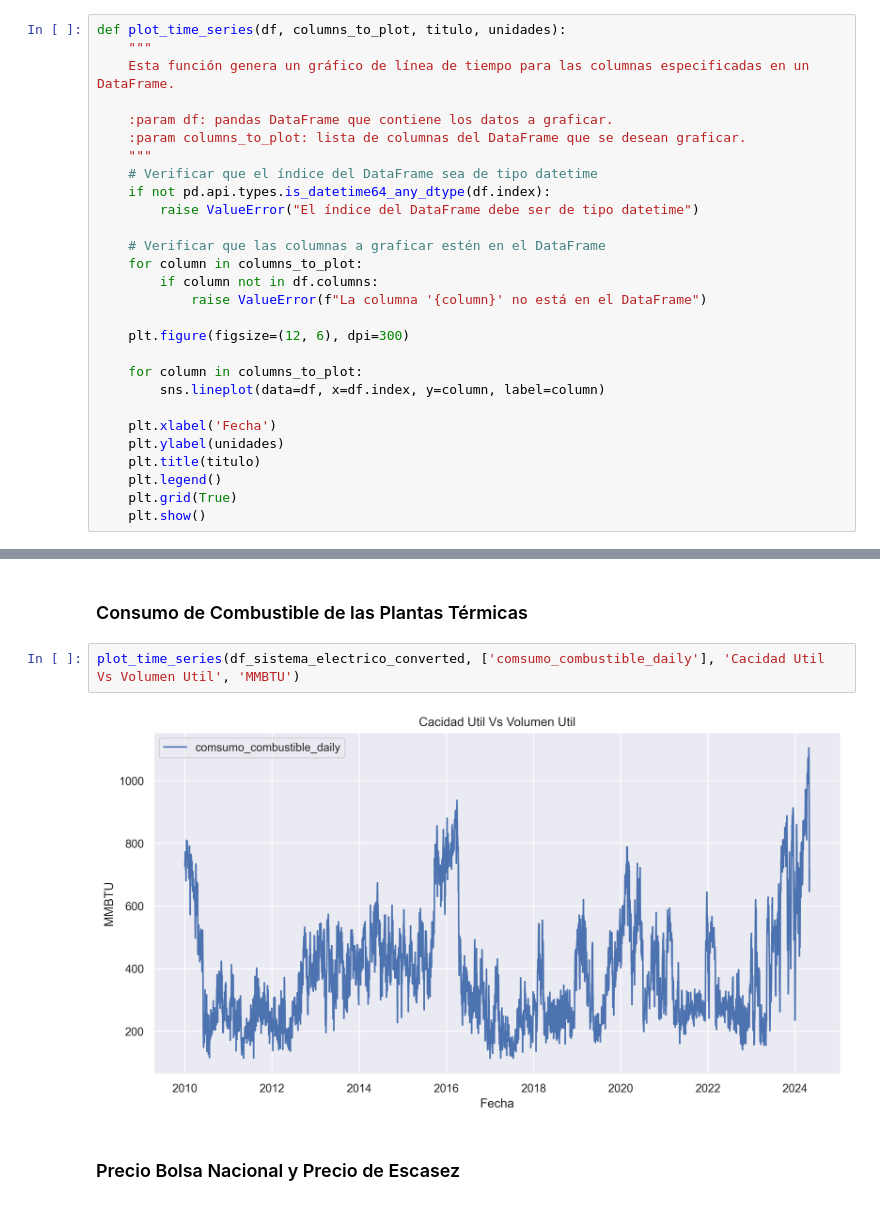
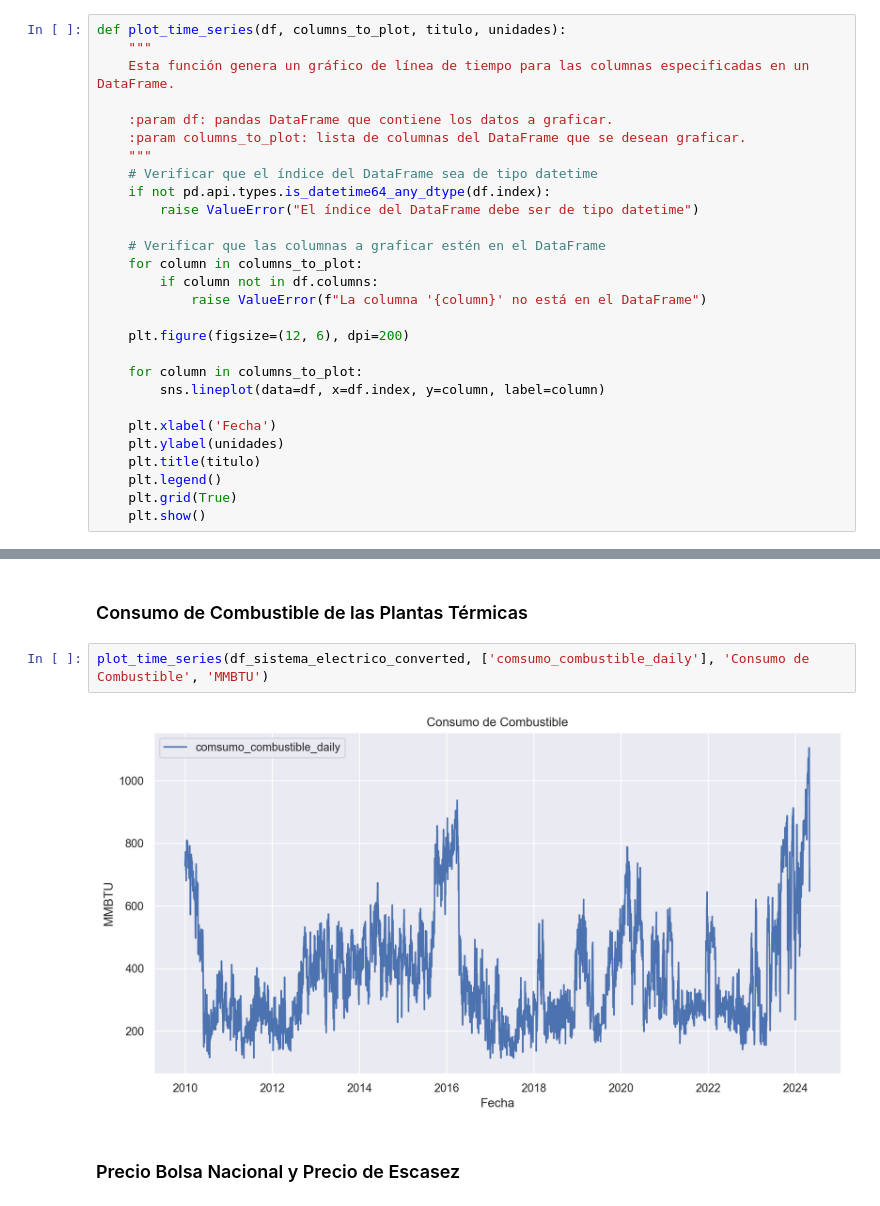
Before and after one commit to sistema-electrico-colombia/transform-EDA, a Jupyter notebook: exploratory_data_analysis.ipynb, the cells around one changed output, grey strips where cells are left out. Drawn from its saved outputs; the diff is of its cells as text.

```diff
--- a/exploratory_data_analysis.ipynb
+++ b/exploratory_data_analysis.ipynb
@@ -229,7 +230,7 @@ def plot_time_series(df, columns_to_plot, titulo, unidades):
         if column not in df.columns:
             raise ValueError(f"La columna '{column}' no está en el DataFrame")
 
-    plt.figure(figsize=(12, 6), dpi=300)
+    plt.figure(figsize=(12, 6), dpi=200)
 
     for column in columns_to_plot:
         sns.lineplot(data=df, x=df.index, y=column, label=column)
@@ -284,9 +289,9 @@ plot_time_series(df_sistema_electrico_converted, ['capacidad_util_energia_sistem
 # %% [markdown]
 ### Consumo de Combustible de las Plantas Térmicas
 # %%
-plot_time_series(df_sistema_electrico_converted, ['comsumo_combustible_daily'], 'Cacidad Util Vs Volumen Util', 'MMBTU')
+plot_time_series(df_sistema_electrico_converted, ['comsumo_combustible_daily'], 'Consumo de Combustible', 'MMBTU')
 # %% [output]
-[figure, old version]
+[figure, new version]
 # %% [markdown]
 ### Precio Bolsa Nacional y Precio de Escasez
 # %%
```
Also changed, not shown: parts of 8 cells of this notebook.
